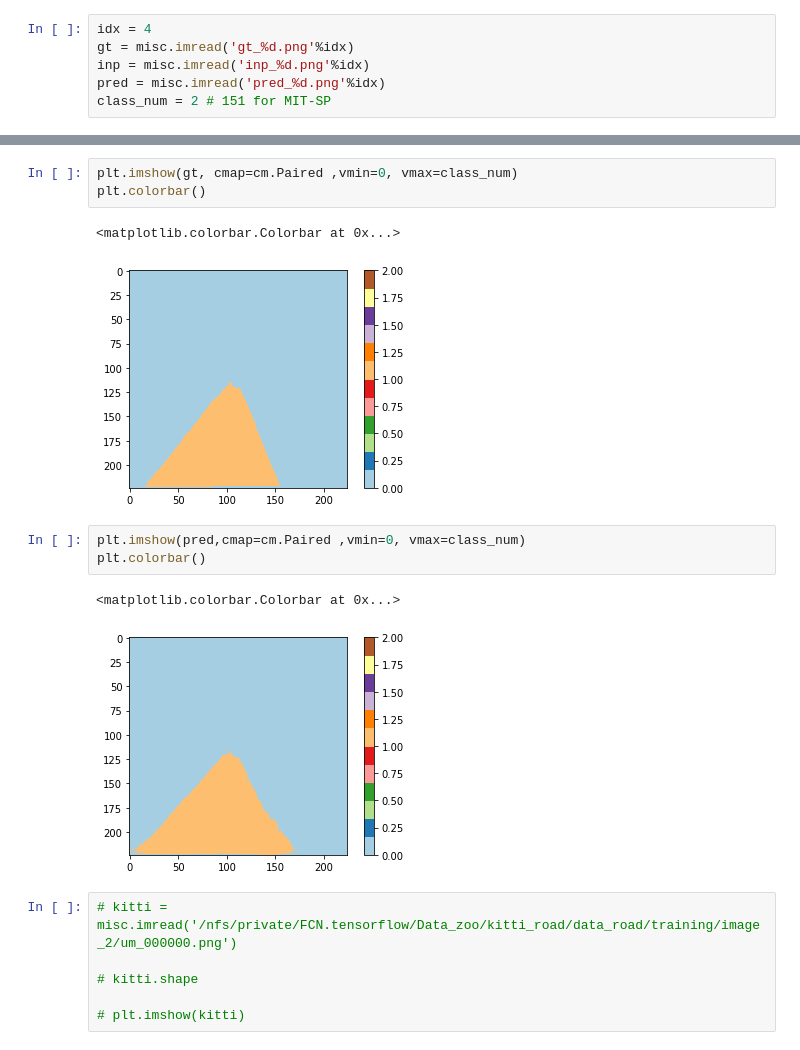
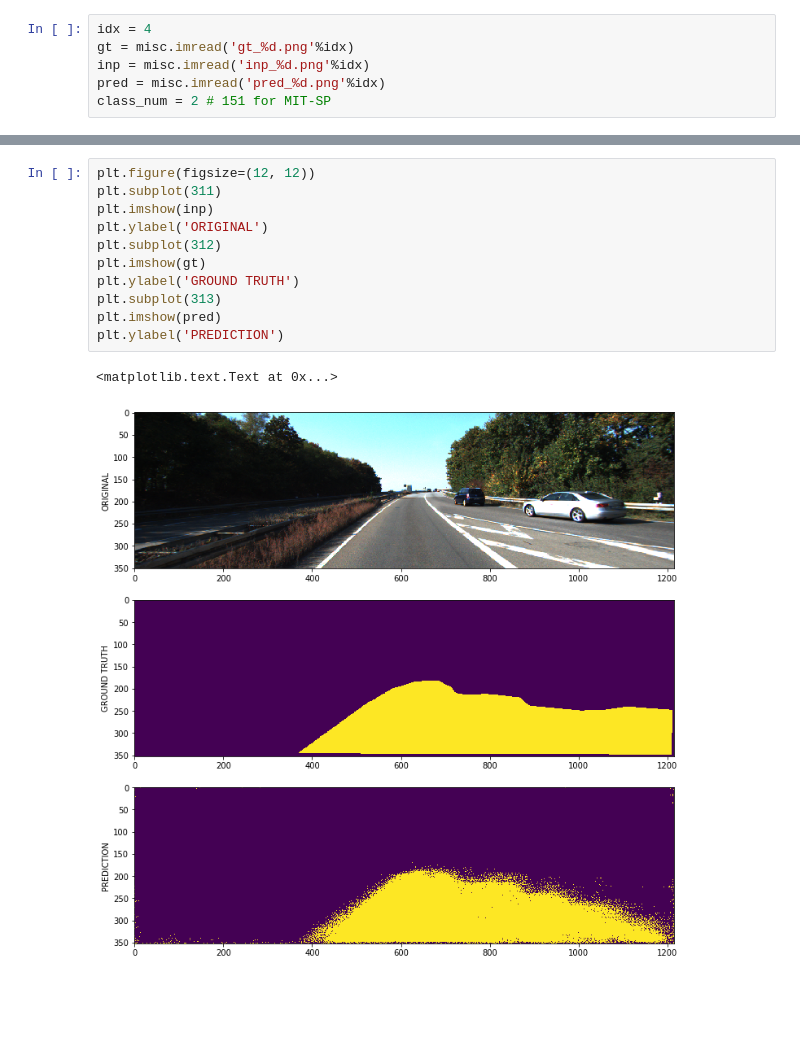
Before and after one commit to oflucas/FCN.tensorflow, a Jupyter notebook: logs/Image_Cmaped.ipynb, the cells around one changed output, grey strips where cells are left out. Cells and saved outputs as stored; diff of their text form; blank space fills up the shorter version.

Commit message:
able to take variate input image size

```diff
--- a/logs/Image_Cmaped.ipynb
+++ b/logs/Image_Cmaped.ipynb
@@ -22,18 +13,14 @@ plt.imshow(inp)
-# %%
-plt.imshow(gt, cmap=cm.Paired ,vmin=0, vmax=class_num)
-plt.colorbar()
-# %% [output]
-<matplotlib.colorbar.Colorbar at 0x...>
-[figure, removed]
-# %%
-plt.imshow(pred,cmap=cm.Paired ,vmin=0, vmax=class_num)
-plt.colorbar()
-# %% [output]
-<matplotlib.colorbar.Colorbar at 0x...>
-[figure, removed]
-# %%
-# kitti = misc.imread('/nfs/private/FCN.tensorflow/Data_zoo/kitti_road/data_road/training/image_2/um_000000.png')
-
-# kitti.shape
-
-# plt.imshow(kitti)
+# %%
+plt.figure(figsize=(12, 12))
+plt.subplot(311)
+plt.imshow(inp)
+plt.ylabel('ORIGINAL')
+plt.subplot(312)
+plt.imshow(gt)
+plt.ylabel('GROUND TRUTH')
+plt.subplot(313)
+plt.imshow(pred)
+plt.ylabel('PREDICTION')
+# %% [output]
+<matplotlib.text.Text at 0x...>
+[figure, added]
```
Also changed, not shown: parts of 2 cells of this notebook, 2 other files.
